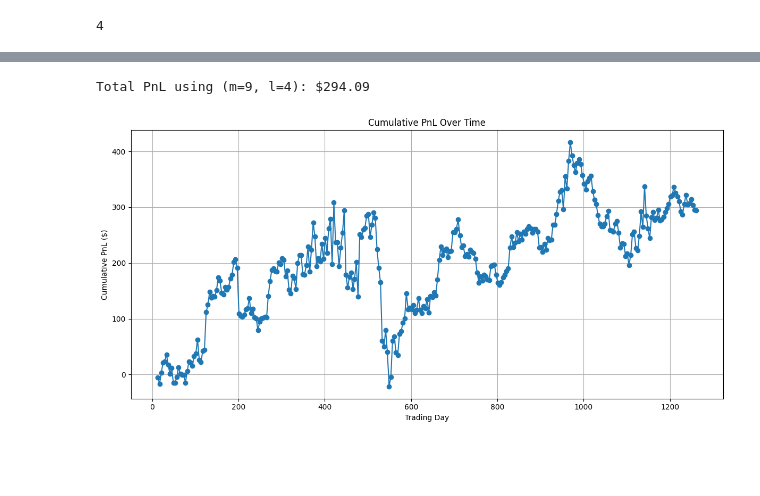
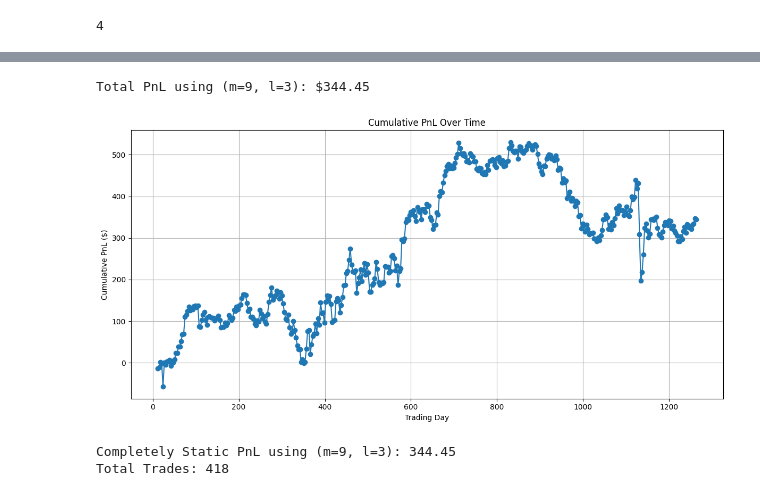
Before and after one commit to ckook24/Koopman-DMD-Algorithm, a Jupyter notebook: Koopman_DMD.ipynb, the cells around one changed output, grey strips where cells are left out. Saved outputs shown, nothing was run; the diff lists cells and outputs as text; code cells hidden in the pictures; blank space fills up the shorter version.

```diff
--- a/Koopman_DMD.ipynb
+++ b/Koopman_DMD.ipynb
@@ -567,9 +681,11 @@ def simulate_static_strategy(bankroll, data_arr, window_len, step_n, m_start, m_
 # %%
-static_pnl, static_trades = simulate_static_strategy(
+training_window = 150
+test_window = 40
+static_pnl, static_trades, available_trading_days = simulate_static_strategy(
     bankroll=1000,
     data_arr=data_arr_samp,
-    window_len=150,
-    step_n=40,
+    window_len=training_window, #test different window_len
+    step_n=test_window, #test different step_n
     m_start=5,
     m_end=30,
     l_start=2,
@@ -581,0 +698,3 @@ plot_pnl(static_trades)
+# %%
+pnl = [trade['pnl'] for trade in static_trades]
+np.var(pnl)
@@ -585,0 +720,28 @@ np.float64(328.2662020856736)
+# %%
+train_windows = [100, 150, 200, 250, 300]
+test_windows = [20, 30, 40, 50, 60]
+result = []
+
+for train in train_windows:
+    train_result = []
+    for test in test_windows:
+        if train < test:
+            continue
+        static_pnl, static_trades, available_trading_days = simulate_static_strategy(
+        bankroll=1000,
+        data_arr=data_arr_samp,
+        window_len=train,
+        step_n=test,
+        m_start=5,
+        m_end=30,
+        l_start=2,
+        l_end=10
+        )
+        pnl = [trade['pnl'] for trade in static_trades]
+        train_result.append((train, test, static_pnl, pnl))
+        print(f'train window: {train}, test window: {test}')
+        print(f'PnL: {static_pnl}')
+        print(f'Mean Unit PnL: {np.mean(pnl):.2f}')
+        print(f'Total Trades: {len(static_trades)}')
+        plot_pnl(static_trades)
+    result.append(train_result)
@@ -586,5 +921,5 @@ np.float64(328.2662020856736)
 # %%
-def simulate_fixed_hotspot_full_run(bankroll, data_arr, m=9, l=4):
+def simulate_fixed_hotspot_full_run(bankroll, data_arr, m, l):
     """
     Run a naive DMD-based trading strategy without hotspot accuracy filtering.
     Every 4 days, uses the past 9 days to predict and trades based on that.
@@ -657,16 +992,21 @@ def simulate_fixed_hotspot_full_run(bankroll, data_arr, m=9, l=4):
 # %%
 pnl, trade_log = simulate_fixed_hotspot_full_run(
     bankroll=1000,
     data_arr=data_arr_samp,
     m=9,
-    l=4
+    l=3
 )
 
-print(f"Total PnL using (m=9, l=4): ${pnl:.2f}")
 plot_pnl(trade_log)
 # %% [output]
-Total PnL using (m=9, l=4): $294.09
+Total PnL using (m=9, l=3): $344.45
-[figure, old version]
+[figure, new version]
+# %%
+print(f"Completely Static PnL using (m=9, l=3): {pnl:.2f}")
+print(f'Total Trades: {len(trade_log)}')
+# %% [output]
+Completely Static PnL using (m=9, l=3): 344.45
+Total Trades: 418
 # %%
 def strategy_1(portfolio):
     '''
```
Also changed, not shown: parts of 54 cells of this notebook.
